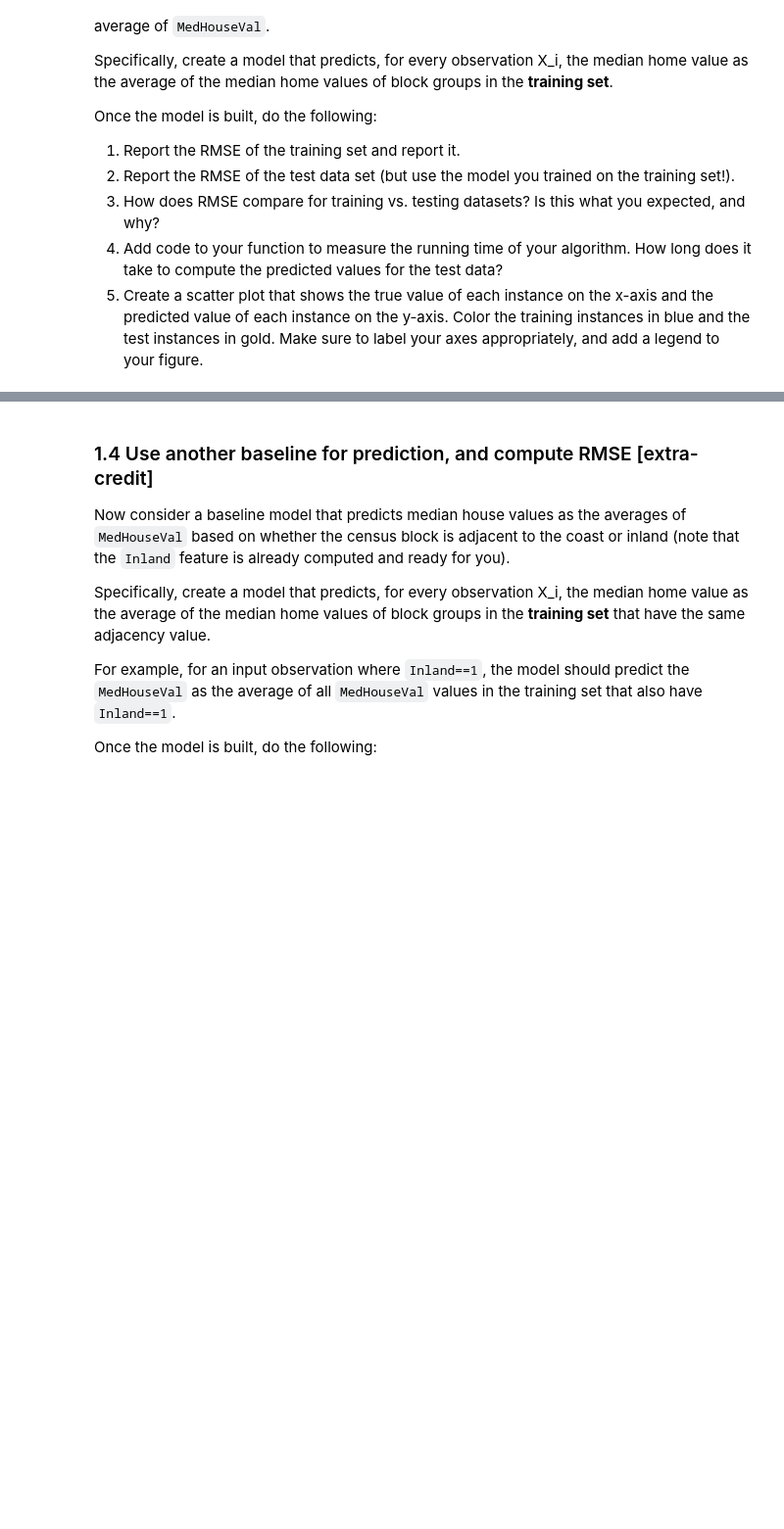
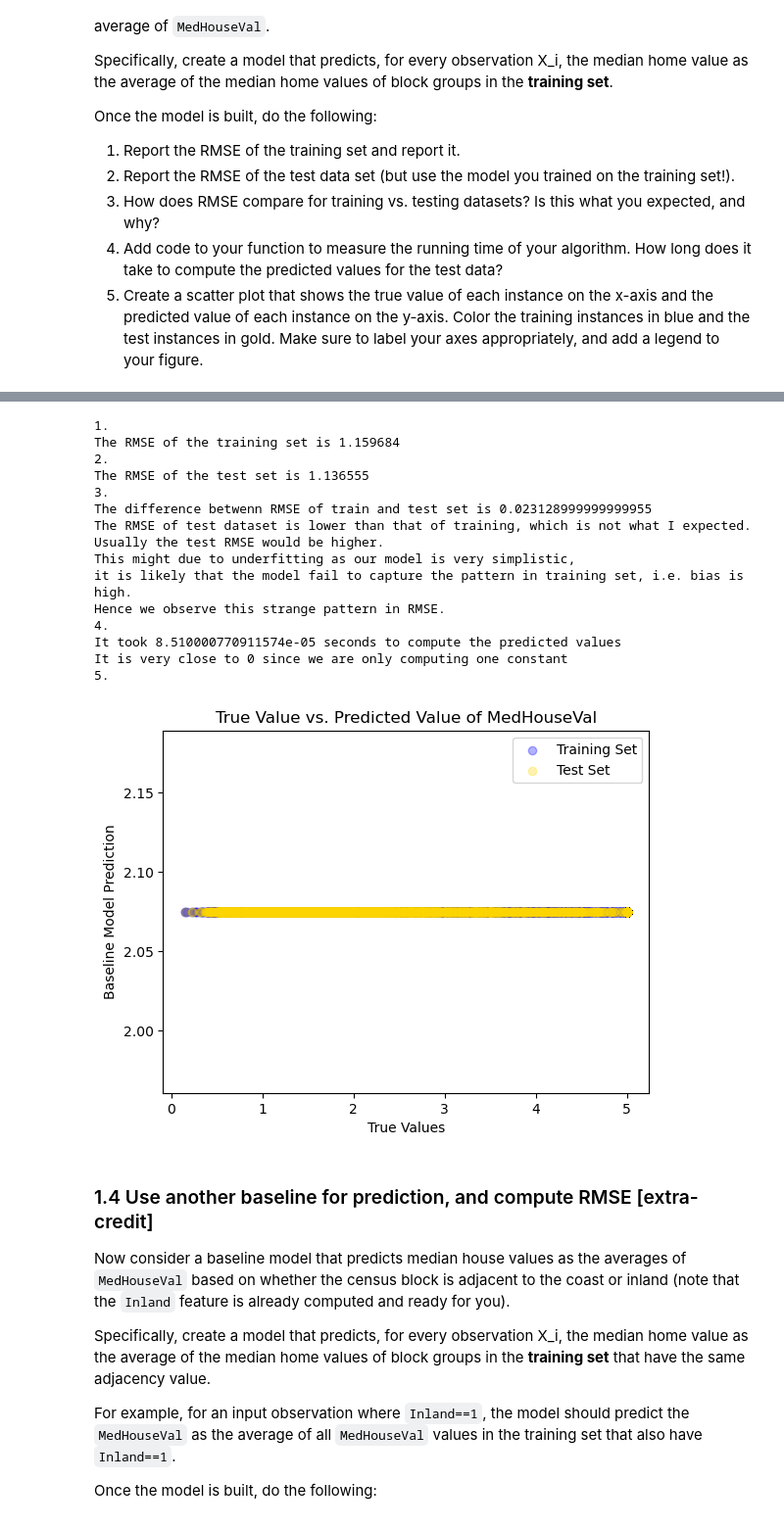
Before and after one commit to yilinn-117/INFO251, a Jupyter notebook: PS/Ni_Yilin_PS3.ipynb, the cells around one changed output, grey strips where cells are left out. Shown at 98% size. Cells and saved outputs as stored; diff of their text form; code cells hidden in the pictures; blank space fills up the shorter version.

```diff
--- a/PS/Ni_Yilin_PS3.ipynb
+++ b/PS/Ni_Yilin_PS3.ipynb
@@ -82,7 +91,7 @@ Example
 3.16
 """
 def compute_rmse(y_hat, y):
-    return round(np.sqrt(np.sum([x**2 for x in np.array(y_hat)-np.array(y)])/len(y)),2)
+    return round(np.sqrt(np.sum([x**2 for x in np.array(y_hat)-np.array(y)])/len(y)),6)
 # %%
 print(compute_rmse((4,6,3),(2,1,4)))
 # %% [output]
@@ -100,12 +109,13 @@ np.random.seed(seed=1948)
 
 train_perc = .75
 train_num = int(cal_df.shape[0]*train_perc)
+test_num = len(cal_df)-train_num
 
 ids = np.arange(0,cal_df.shape[0],1)
 np.random.shuffle(ids)
 
-cal_df_train = cal_df.iloc[ids][:train_num]
-cal_df_test = cal_df.iloc[ids][train_num:]
+cal_df_train = cal_df.iloc[ids][test_num:]
+cal_df_test = cal_df.iloc[ids][:test_num]
 
-cal_df_train
+cal_df_train.shape
 # %% [output]
@@ -143,3 +137,74 @@ Once the model is built, do the following:
+# %%
+import time
+# baseline model 1
+def base_model(covariates):
+    length = covariates.shape[0]
+    pred = np.mean(cal_df_train[target])
+    return np.full(length, pred)
+
+def base_model_t(covariates):
+    length = covariates.shape[0]
+    start_time = time.perf_counter()
+    pred = np.full(length, np.mean(cal_df_train[target]))
+    duration = time.perf_counter()-start_time
+    print(f'It took {duration} seconds to compute the predicted values')
+    return pred
+
+# 1.
+train_pred = base_model(cal_df_train[features])
+RMSE_train_base = compute_rmse(train_pred,cal_df_train[target])
+print('1.')
+print(f'The RMSE of the training set is {RMSE_train_base}')
+
+# 2.
+test_pred = base_model(cal_df_test[features])
+RMSE_test_base = compute_rmse(test_pred,cal_df_test[target])
+print('2.')
+print(f'The RMSE of the test set is {RMSE_test_base}')
+
+# 3.
+RMSE_diff = RMSE_train_base - RMSE_test_base
+print('3.')
+print(f'The difference betwenn RMSE of train and test set is {RMSE_diff}')
+print('The RMSE of test dataset is lower than that of training, which is not what I expected.')
+print('Usually the test RMSE would be higher.')
+print('This might due to underfitting as our model is very simplistic,')
+print('it is likely that the model fail to capture the pattern in training set, i.e. bias is high.')
+print('Hence we observe this strange pattern in RMSE.')
+
+# 4.
+print('4.')
+test_pred = base_model_t(cal_df_test[features])
+print('It is very close to 0 since we are only computing one constant')
+
+# 5.
+print('5.')
+plt.scatter(cal_df_train[target], train_pred, color = 'blue',label = 'Training Set',alpha = 0.3)
+plt.scatter(cal_df_test[target], test_pred, color = 'gold',label = 'Test Set',alpha = 0.3)
+
+plt.legend()
+plt.title("True Value vs. Predicted Value of MedHouseVal")
+plt.xlabel("True Values")
+plt.ylabel("Baseline Model Prediction")
+
+plt.show()
+# %% [output]
+1.
+The RMSE of the training set is 1.159684
+2.
+The RMSE of the test set is 1.136555
+3.
+The difference betwenn RMSE of train and test set is 0.023128999999999955
+The RMSE of test dataset is lower than that of training, which is not what I expected.
+Usually the test RMSE would be higher.
+This might due to underfitting as our model is very simplistic,
+it is likely that the model fail to capture the pattern in training set, i.e. bias is high.
+Hence we observe this strange pattern in RMSE.
+4.
+It took 8.510000770911574e-05 seconds to compute the predicted values
+It is very close to 0 since we are only computing one constant
+5.
+[figure, added]
 # %% [markdown]
 ### 1.4 Use another baseline for prediction, and compute RMSE [extra-credit]
 
```
Also changed, not shown: parts of 54 cells of this notebook.
